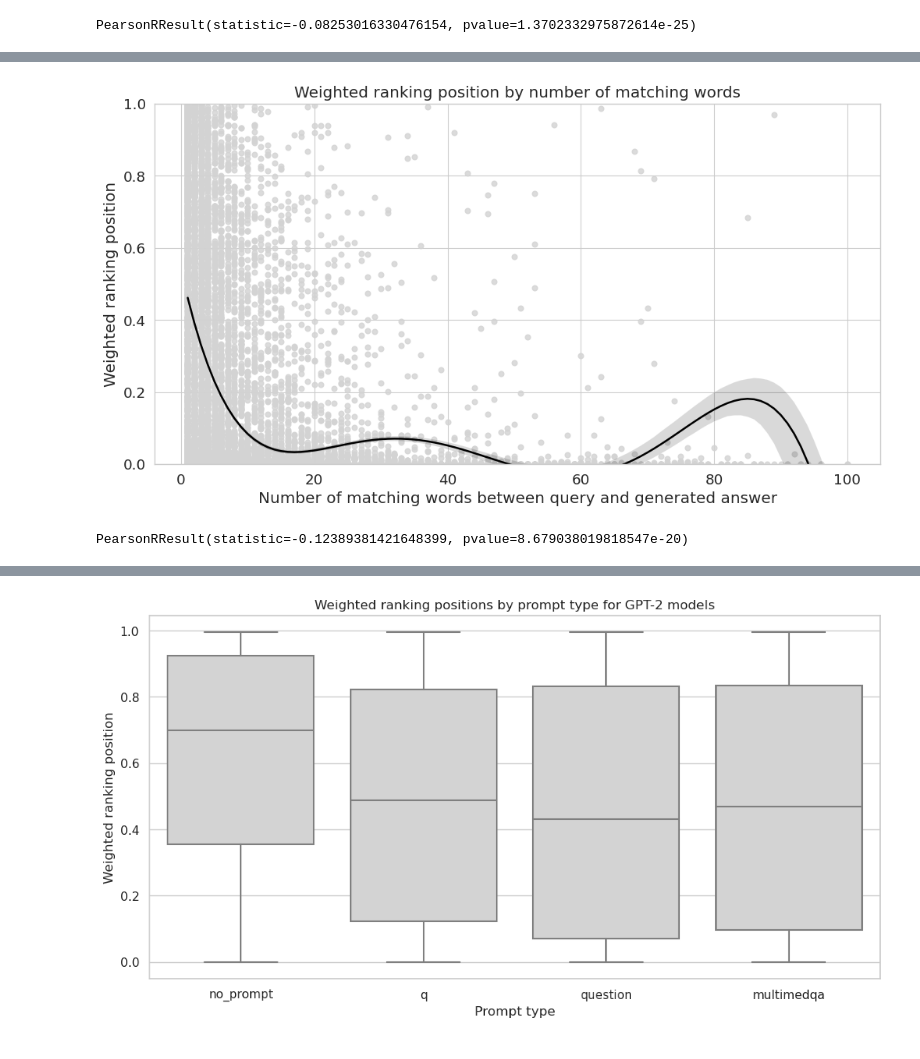
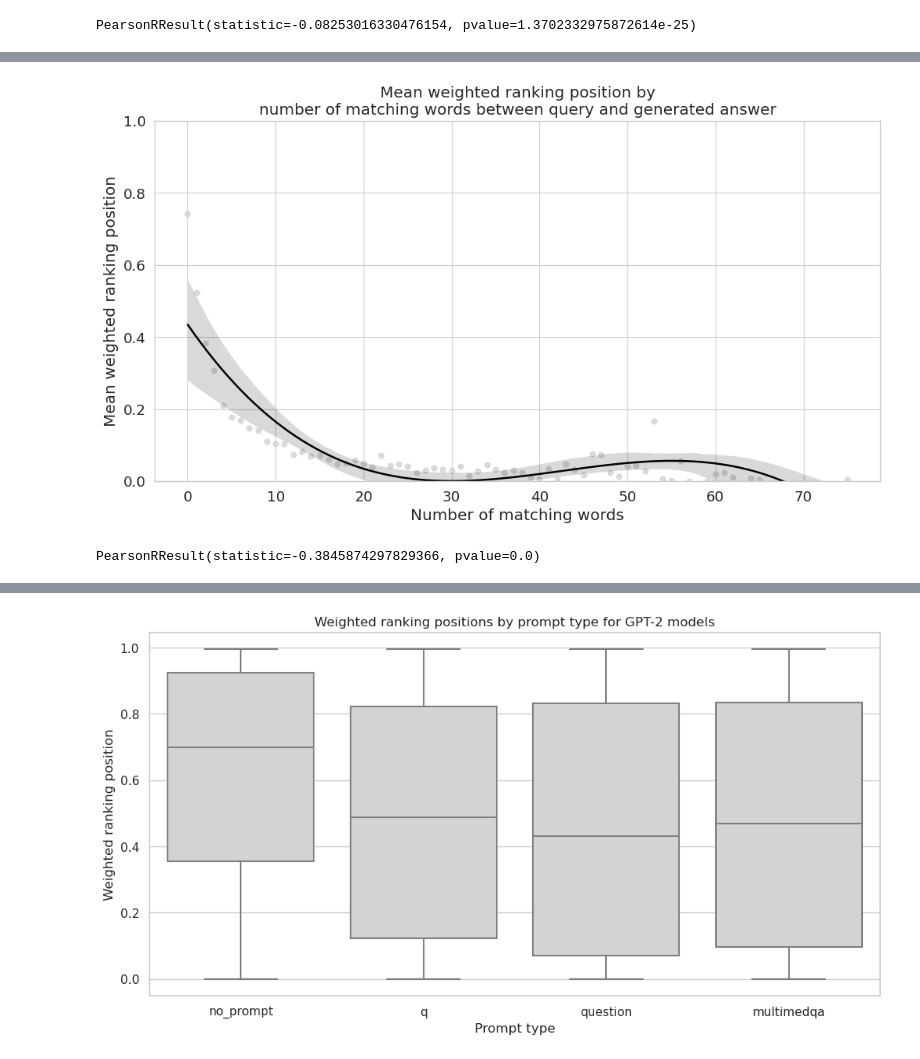
Before and after one commit to JoProbst/ThesisCode, a Jupyter notebook: visualizations/visualize_llm_positions.ipynb, the cells around one changed output, grey strips where cells are left out. Drawn from its saved outputs; the diff is of its cells as text; code cells hidden in the pictures.

```diff
--- a/visualizations/visualize_llm_positions.ipynb
+++ b/visualizations/visualize_llm_positions.ipynb
@@ -249,20 +287,23 @@ plt.show()
 # %%
+# generate new dataframe grouped by number of matching words with mean weighted position, only keep groups with more than 10 rows
+num_matching_words_df = all_model_df.groupby('num_matching_words').agg({'weighted_position': 'mean', 'docno': 'count'}).reset_index()
+
+num_matching_words_df = num_matching_words_df[num_matching_words_df['docno'] >= 10]
+
 # plot number of matching words vs weighted position, draw line to show the trend
 fig, ax = plt.subplots(figsize=(12, 6))
-# exclude answers with more than 50 matching words and less than 2 matching words
-matching_word_df = all_model_df[(all_model_df['num_matching_words'] <= 100) & (all_model_df['num_matching_words'] >= 1)]
-ax = sns.regplot(x="num_matching_words", y="weighted_position", data=matching_word_df, scatter=True, color="lightgray", line_kws={'color': 'black'}, order=5)
 
-ax.set_title(f'Weighted ranking position by number of matching words')
-ax.set_xlabel('Number of matching words between query and generated answer')
-ax.set_ylabel('Weighted ranking position')
+ax = sns.regplot(x="num_matching_words", y="weighted_position", data=num_matching_words_df, color="lightgray", order=3, line_kws={'color': 'black'})
+ax.set_title(f'Mean weighted ranking position by\nnumber of matching words between query and generated answer')
+ax.set_xlabel('Number of matching words')
+ax.set_ylabel('Mean weighted ranking position')
 ax.set_ylim(0, 1)
 plt.savefig(f'{plot_path}/weighted_position_vs_num_matching_words.pdf', bbox_inches='tight')
 plt.show()
 # %% [output]
-[figure, old version]
+[figure, new version]
 # %%
 # correlation between number of matching words and weighted position
-stats.pearsonr(matching_word_df['num_matching_words'], matching_word_df['weighted_position'])
+stats.pearsonr(all_model_df['num_matching_words'], all_model_df['weighted_position'])
 # %% [output]
-PearsonRResult(statistic=-0.12389381421648399, pvalue=8.679038019818547e-20)
+PearsonRResult(statistic=-0.3845874297829366, pvalue=0.0)
```
Also changed, not shown: parts of 6 cells of this notebook, 12 other files.
